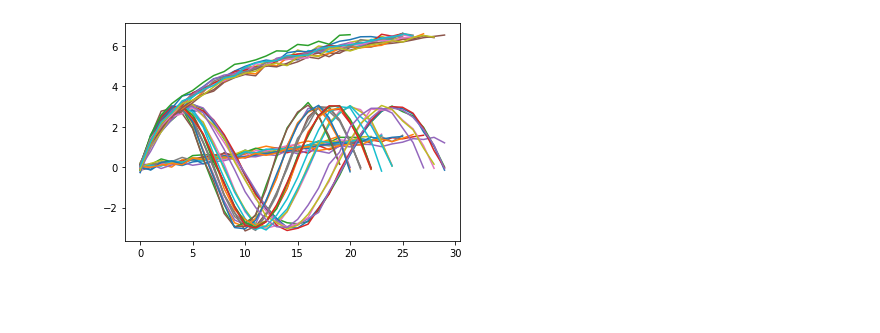
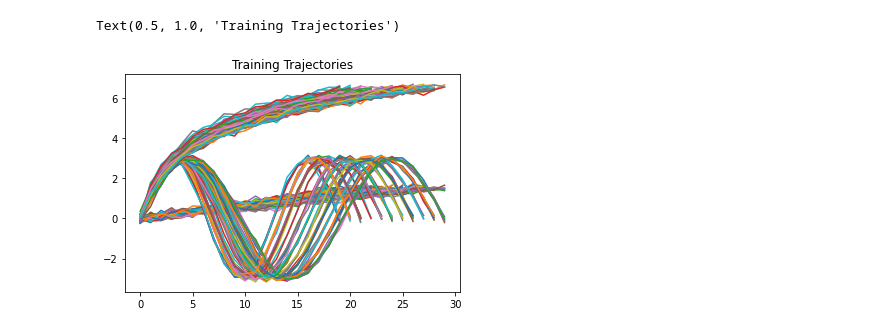
Before and after one commit to mlpotter/Shapelet_Transform, a Jupyter notebook: Shapelet_Transform.ipynb, the cells around one changed output. Cells and saved outputs as stored; diff of their text form; code cells hidden in the pictures; blank space fills up the shorter version.

```diff
--- a/Shapelet_Transform.ipynb
+++ b/Shapelet_Transform.ipynb
@@ -104,3 +99,14 @@ import matplotlib.pyplot as plt
+# %%
+N = 200
+N_test = 5000
+lmin = 7
+lmax = 15
+k = 100
+
+min_seq_len = 20
+max_seq_len = 30
+T,C = generate_dataset(N,min_seq_len,max_seq_len)
+T_test,C_test = generate_dataset(N_test,min_seq_len,max_seq_len)
 # %%
 for Ti in T[slice(1,100,10)]:
     plt.plot(Ti)
@@ -146,5 +119,7 @@ import matplotlib.pyplot as plt
 # %%
 for Ti in T:
     plt.plot(Ti)
+plt.title("Training Trajectories")
 # %% [output]
+Text(0.5, 1.0, 'Training Trajectories')
-[figure, old version]
+[figure, new version]
```
Also changed, not shown: parts of 33 cells of this notebook.
